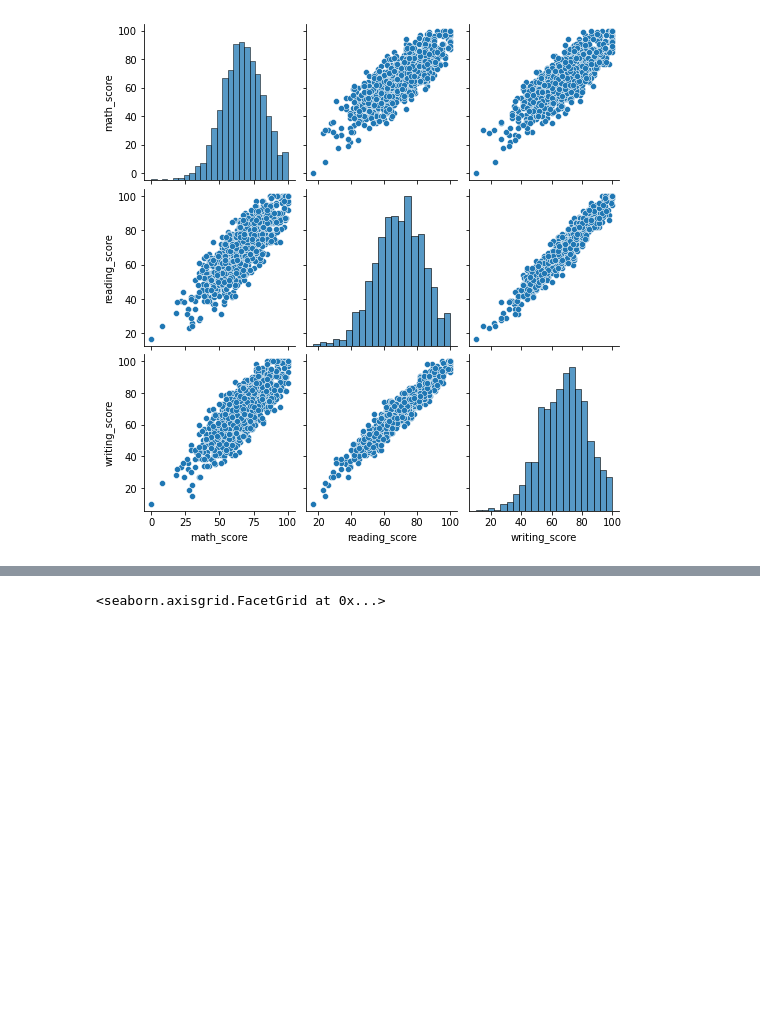
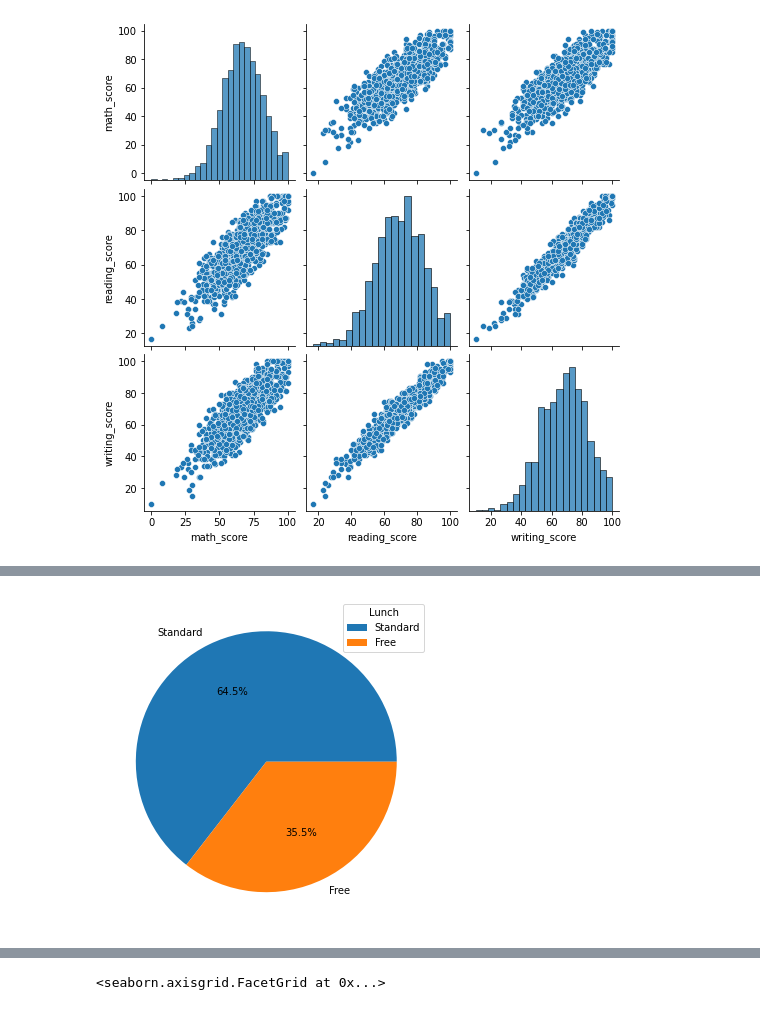
Before and after one commit to molowe1/Test_Repository, a Jupyter notebook: EDA_tutorial.ipynb, the cells around one changed output, grey strips where cells are left out. Cells and saved outputs as stored; diff of their text form; code cells hidden in the pictures; blank space fills up the shorter version.

```diff
--- a/EDA_tutorial.ipynb
+++ b/EDA_tutorial.ipynb
@@ -97,0 +169,10 @@ sns.pairplot(data)
+# %%
+plt.figure(figsize=(10,6))
+
+num=data["lunch"].value_counts()
+plt.figure(figsize=(10,6))
+plt.pie(num,labels=["Standard","Free"],autopct='%1.1f%%')
+plt.legend(title='Lunch')
+plt.show()
+# %% [output]
+[figure, added]
```
Also changed, not shown: parts of 14 cells of this notebook.
